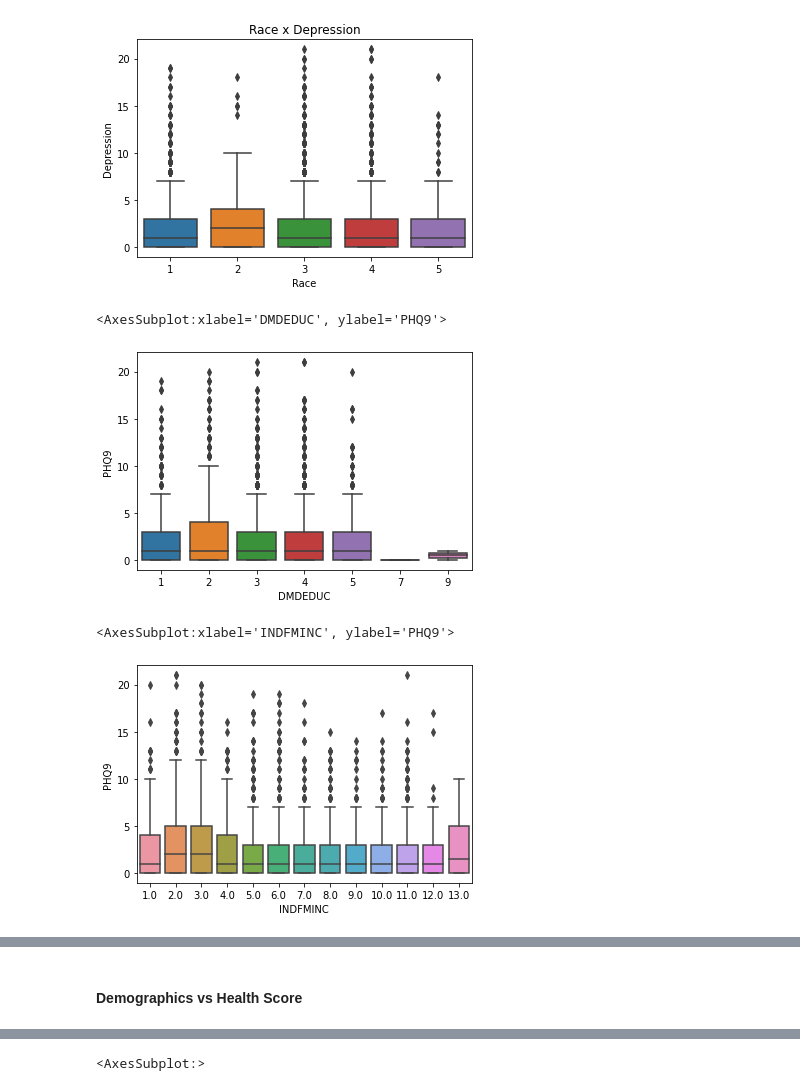
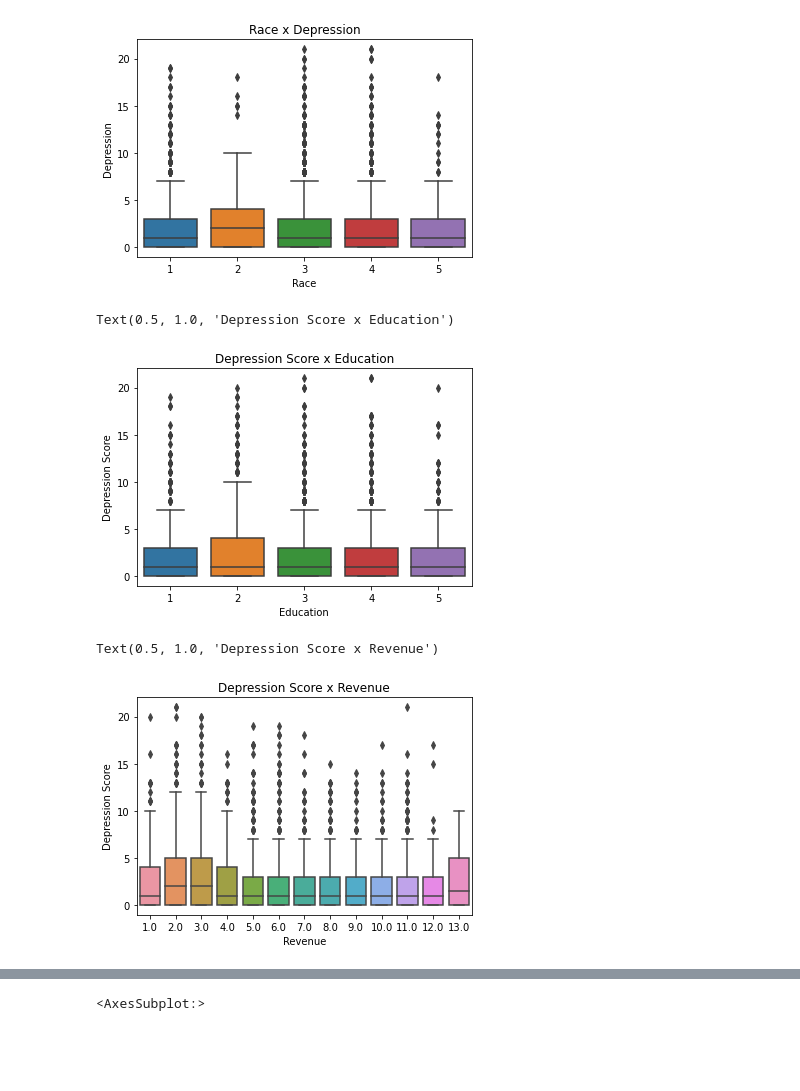
Before and after one commit to onemarcos/Tera-Jupyter-Notebook, a Jupyter notebook: Desafio Inferência/Desafio Inferência.ipynb, the cells around one changed output, grey strips where cells are left out. Saved outputs shown, nothing was run; the diff lists cells and outputs as text; code cells hidden in the pictures; blank space fills up the shorter version.

```diff
--- a/Desafio Inferência/Desafio Inferência.ipynb
+++ b/Desafio Inferência/Desafio Inferência.ipynb
@@ -216,16 +218,22 @@ plt.title("Race x Depression")
 Text(0.5, 1.0, 'Race x Depression')
 [figure]
 # %%
-sns.boxplot(x="DMDEDUC", y="PHQ9", data=df_clean)
+sns.boxplot(data=df_educ, x='DMDEDUC', y='PHQ9')
+plt.xlabel('Education')
+plt.ylabel('Depression Score')
+plt.title("Depression Score x Education")
 # %% [output]
-<AxesSubplot:xlabel='DMDEDUC', ylabel='PHQ9'>
+Text(0.5, 1.0, 'Depression Score x Education')
-[figure, old version]
+[figure, new version]
 # %%
 df_revenue = df_clean[df_clean['INDFMINC'] <14]
 sns.boxplot(data=df_revenue, x="INDFMINC", y="PHQ9")
+plt.xlabel('Revenue')
+plt.ylabel('Depression Score')
+plt.title("Depression Score x Revenue")
 # %% [output]
-<AxesSubplot:xlabel='INDFMINC', ylabel='PHQ9'>
+Text(0.5, 1.0, 'Depression Score x Revenue')
-[figure, old version]
+[figure, new version]
 # %%
 df_clean.corr().round(2)
 # %% [output]
@@ -247,5 +255,3 @@ df_clean.corr().round(2)
 | _TOTAL_SCORE | -0.03 | 0.00 | 0.00 | 0.00 | -0.01 | -0.00 | 0.01 | 0.00 | 0.01 | 0.01 | ... | ... |
 | PHQ9 | -0.00 | -0.01 | 0.03 | 0.09 | 0.10 | 0.02 | -0.02 | -0.02 | -0.07 | -0.13 | ... | ... |
 32 rows × 32 columns
-# %% [markdown]
-#### Demographics vs Health Score
```
Also changed, not shown: parts of 20 cells of this notebook.
